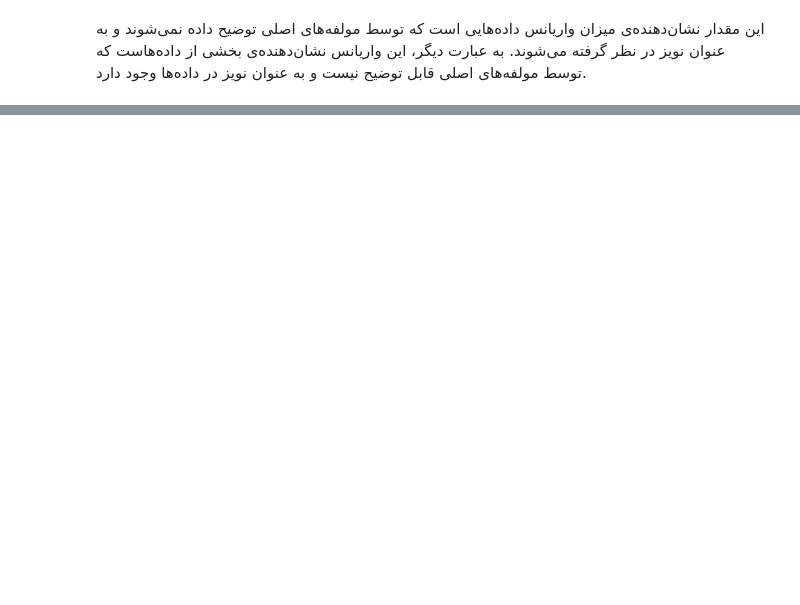
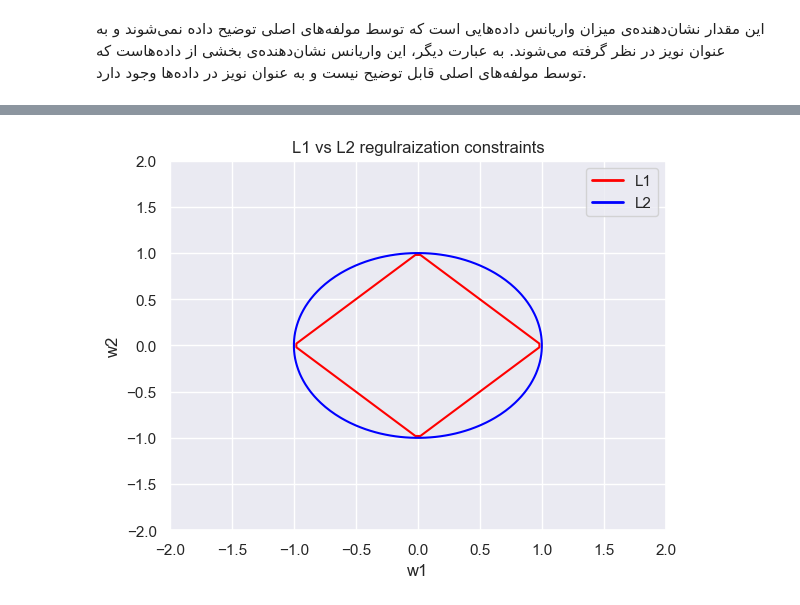
Before and after one commit to SinaMollaebrahimi/Multivariate-analysis, a Jupyter notebook: Mahta_panahi_Sina_Mollaebrahimi.ipynb, the cells around one changed output, grey strips where cells are left out. Cells and saved outputs as stored; diff of their text form; code cells hidden in the pictures; blank space fills up the shorter version.

```diff
--- a/Mahta_panahi_Sina_Mollaebrahimi.ipynb
+++ b/Mahta_panahi_Sina_Mollaebrahimi.ipynb
@@ -133,5 +140,5 @@ X_train,X_test,Y_train,Y_test = model_selection.train_test_split(df_1.iloc[:,:8]
 در این گام ابتدا تابع  <code> linear_model.LinearRegression() </code> را صدا میزنیم و بعد از قسمت یادگیری در فاز اول را روی آن برازش میدهیم
 </div>
 # %%
-model = linear_model.LinearRegression().fit(X_train,Y_train)
+model = LinearRegression().fit(X_train,Y_train)
 # %% [markdown]
@@ -420,0 +603,19 @@ array([-2.61475581, -3.37352795, -1.31684509,  0.47889957, -5.19554757,
+# %%
+def L1_contour(X,Y,alpha):
+    return np.abs(X) + np.abs(Y)-alpha
+def L2_contour(X,Y,alpha):
+    return x**2 + Y**2 - alpha**2
+x = np.linspace(-2,2,100)
+y = np.linspace(-2,2,100)
+X, Y = np.meshgrid(x,y)
+plt.contour(X,Y,L1_contour(X,Y,1),levels = [0],colors = 'red')
+plt.contour(X,Y,L2_contour(X,Y,1),levels = [0],colors = 'blue')
+legend_elements = [Line2D([0], [0], color='red', lw=2, label='L1'),
+                   Line2D([0], [0], color='blue', lw=2, label='L2')]
+plt.legend(handles=legend_elements)
+plt.title('L1 vs L2 regulraization constraints')
+plt.xlabel('w1')
+plt.ylabel('w2')
+plt.show()
+# %% [output]
+[figure, added]
```
Also changed, not shown: parts of 54 cells of this notebook.
